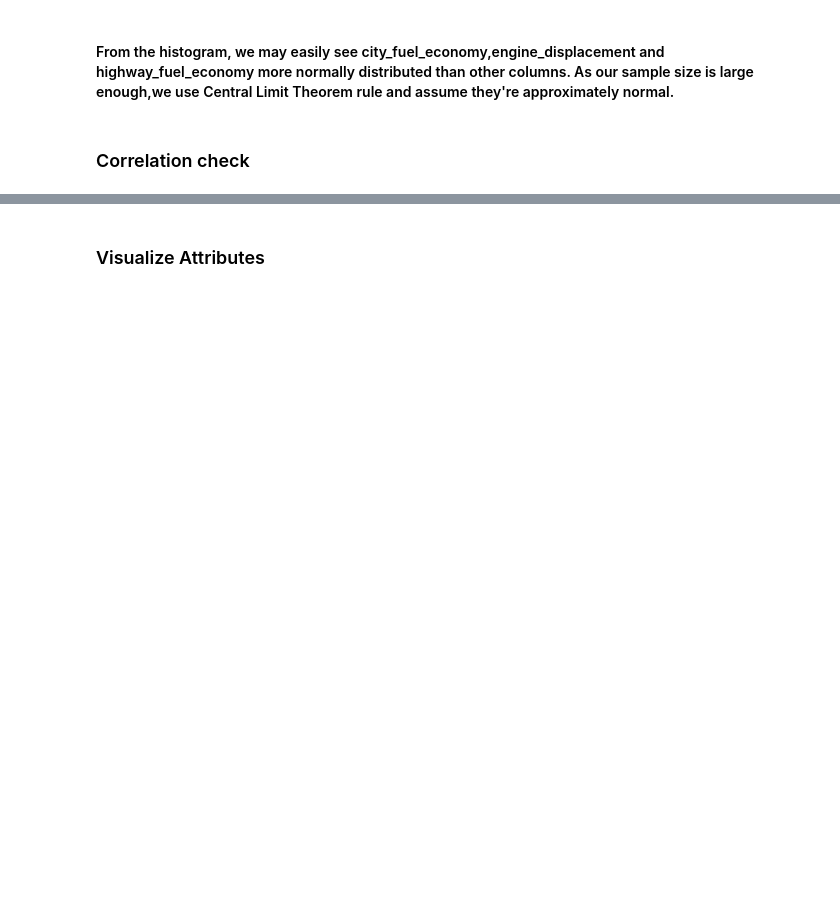
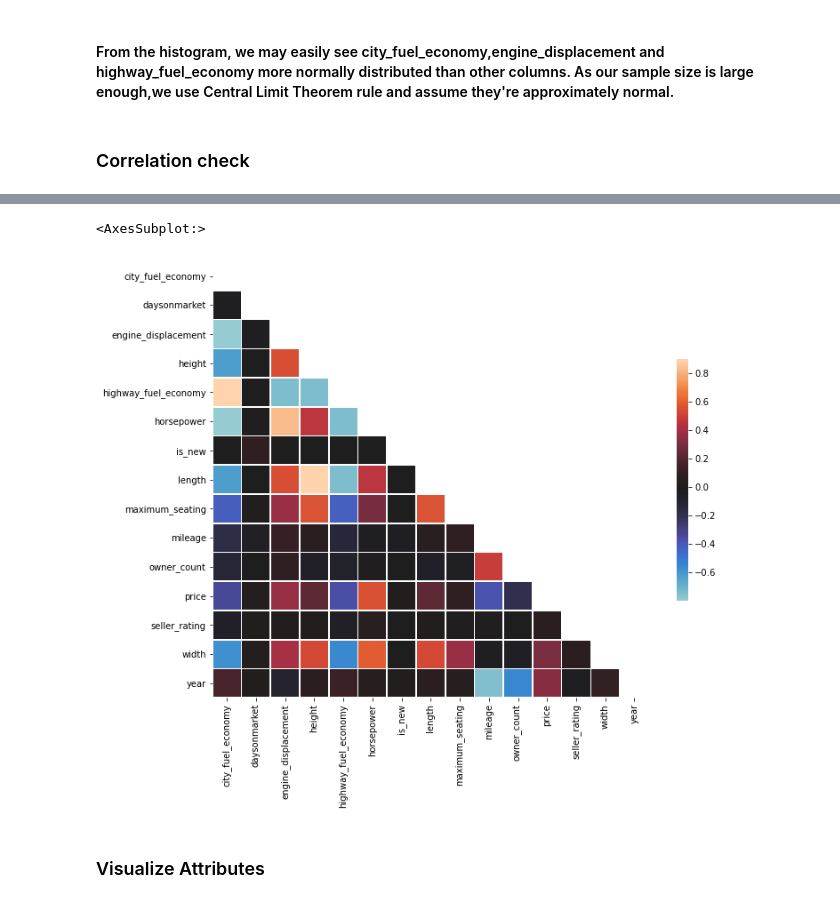
Before and after one commit to chee154/ml-Py-used_cars, a Jupyter notebook: Used_Car_Lab_1_DataVisualization.ipynb, the cells around one changed output, grey strips where cells are left out. Drawn from its saved outputs; the diff is of its cells as text; code cells hidden in the pictures; blank space fills up the shorter version.

```diff
--- a/Used_Car_Lab_1_DataVisualization.ipynb
+++ b/Used_Car_Lab_1_DataVisualization.ipynb
@@ -516,0 +549,3 @@ sns.pairplot(df_final_num)
+# %%
+#data correlation check
+cormat = df_final.corr()
@@ -517,2 +592,14 @@ sns.pairplot(df_final_num)
+# %%
+###Creating the Heatmap from the Post
+mask = np.zeros_like(cormat, dtype=np.bool)
+mask[np.triu_indices_from(mask)] = True
+
+
+fig = plt.figure(figsize=(11, 10))
+sns.heatmap(cormat, mask=mask, vmax=.9, center=0,
+            square=True, linewidths=.6, cbar_kws={"shrink": .5})
+# %% [output]
+<AxesSubplot:>
+[figure, added]
 # %% [markdown]
 ### Visualize Attributes
```
Also changed, not shown: parts of 32 cells of this notebook.
